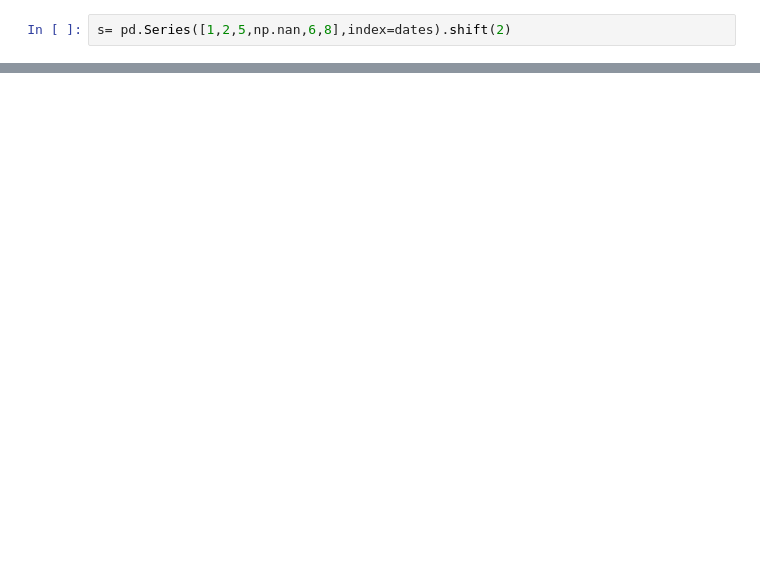
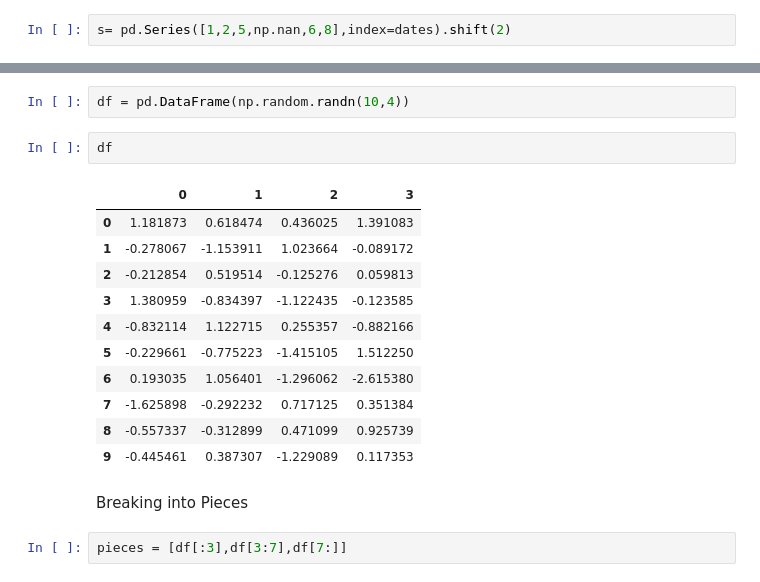
Before and after one commit to BimalGhimire38/PanDas_for_data_science_and_machine_learning, a Jupyter notebook: bhadra_07.ipynb, the cells around one changed output, grey strips where cells are left out. Cells and saved outputs as stored; diff of their text form; blank space fills up the shorter version.

```diff
--- a/bhadra_07.ipynb
+++ b/bhadra_07.ipynb
@@ -447,0 +556,20 @@ Freq: D, dtype: float64
+# %%
+df = pd.DataFrame(np.random.randn(10,4))
+# %%
+df
+# %% [output]
+|  | 0 | 1 | 2 | 3 |
+| 0 | 1.181873 | 0.618474 | 0.436025 | 1.391083 |
+| 1 | -0.278067 | -1.153911 | 1.023664 | -0.089172 |
+| 2 | -0.212854 | 0.519514 | -0.125276 | 0.059813 |
+| 3 | 1.380959 | -0.834397 | -1.122435 | -0.123585 |
+| 4 | -0.832114 | 1.122715 | 0.255357 | -0.882166 |
+| 5 | -0.229661 | -0.775223 | -1.415105 | 1.512250 |
+| 6 | 0.193035 | 1.056401 | -1.296062 | -2.615380 |
+| 7 | -1.625898 | -0.292232 | 0.717125 | 0.351384 |
+| 8 | -0.557337 | -0.312899 | 0.471099 | 0.925739 |
+| 9 | -0.445461 | 0.387307 | -1.229089 | 0.117353 |
+# %% [markdown]
+Breaking into Pieces
+# %%
+pieces = [df[:3],df[3:7],df[7:]]
```
Also changed, not shown: parts of 57 cells of this notebook.
